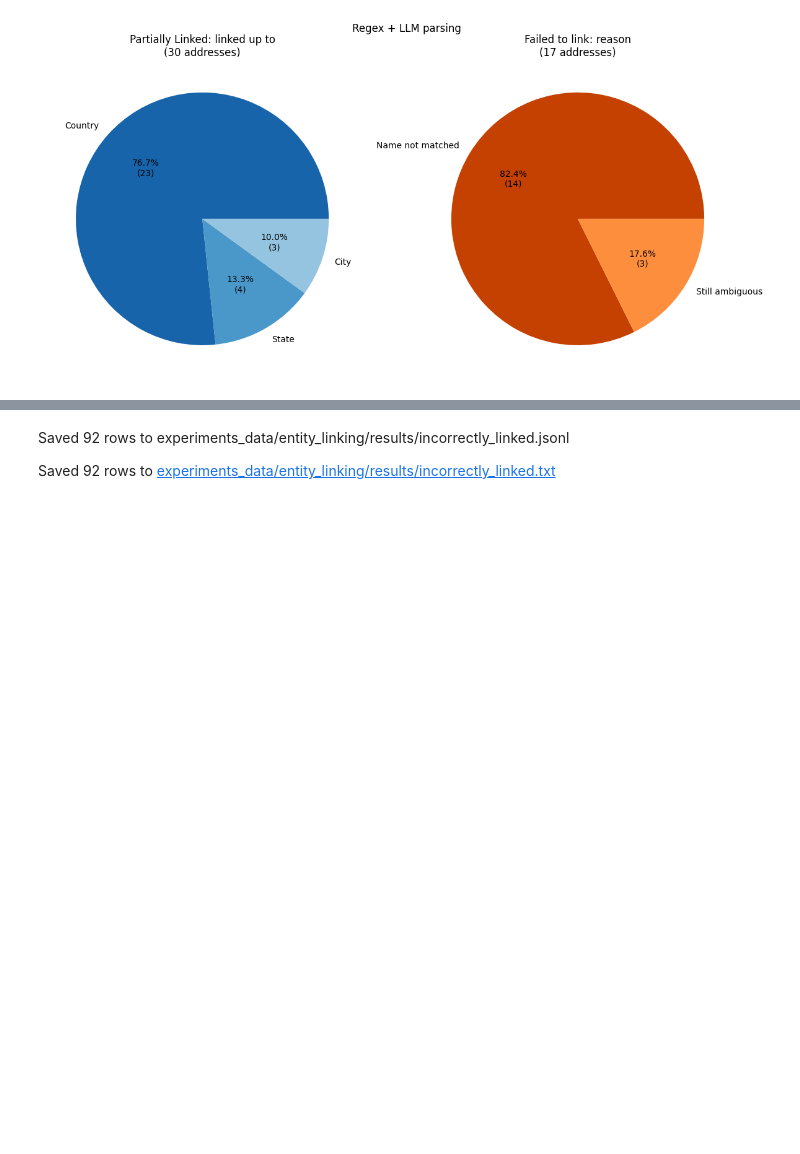
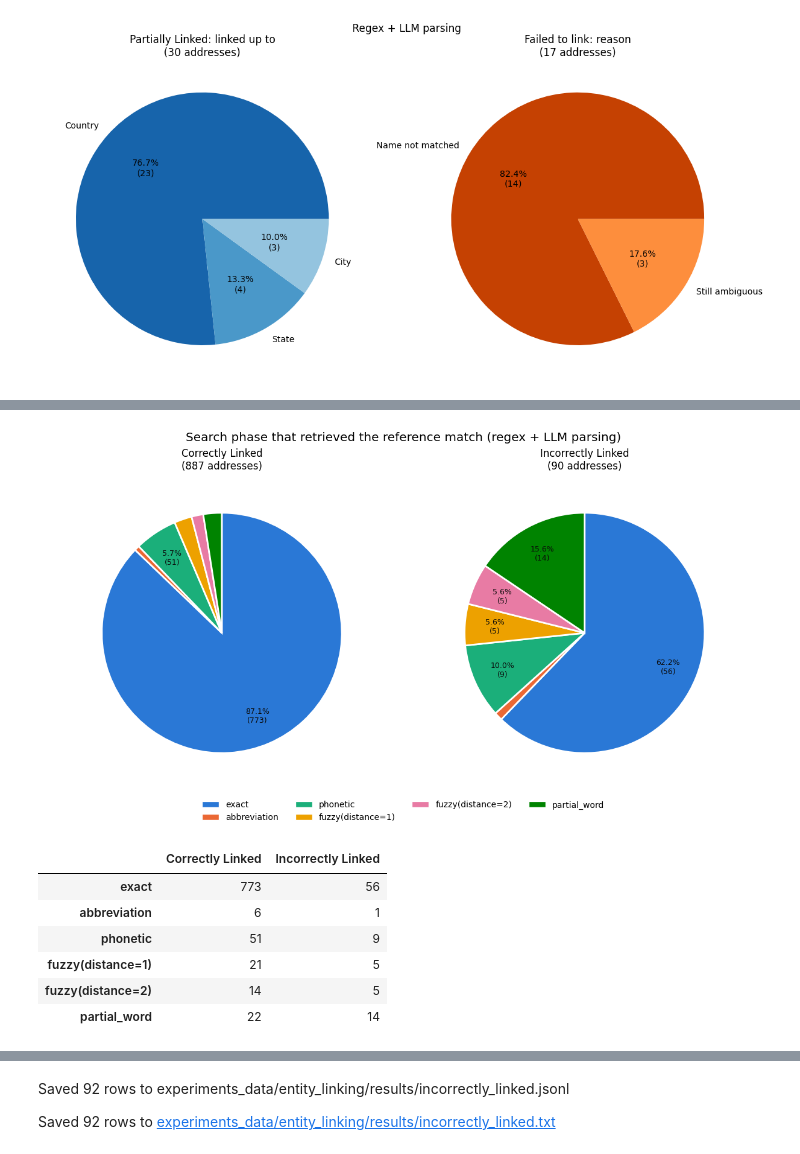
Before and after one commit to ISE-FIZKarlsruhe/bzk-address-parsing, a Jupyter notebook: entity_linking.ipynb, the cells around one changed output, grey strips where cells are left out. Saved outputs shown, nothing was run; the diff lists cells and outputs as text; code cells hidden in the pictures; blank space fills up the shorter version.

```diff
--- a/entity_linking.ipynb
+++ b/entity_linking.ipynb
@@ -232,0 +268,13 @@ Classification names (first matching name wins):
+# %%
+reference_search_phase_counts = utils.reference_search_phase_counts(outcomes, bzkopen_gt)
+utils.plot_pies_by_link_status(reference_search_phase_counts, title="Search phase that retrieved the reference match (regex + LLM parsing)")
+display(reference_search_phase_counts)
+# %% [output]
+[figure, added]
+|  | Correctly Linked | Incorrectly Linked |
+| exact | 773 | 56 |
+| abbreviation | 6 | 1 |
+| phonetic | 51 | 9 |
+| fuzzy(distance=1) | 21 | 5 |
+| fuzzy(distance=2) | 14 | 5 |
+| partial_word | 22 | 14 |
```
Also changed, not shown: parts of 6 cells of this notebook, 8 other files.
